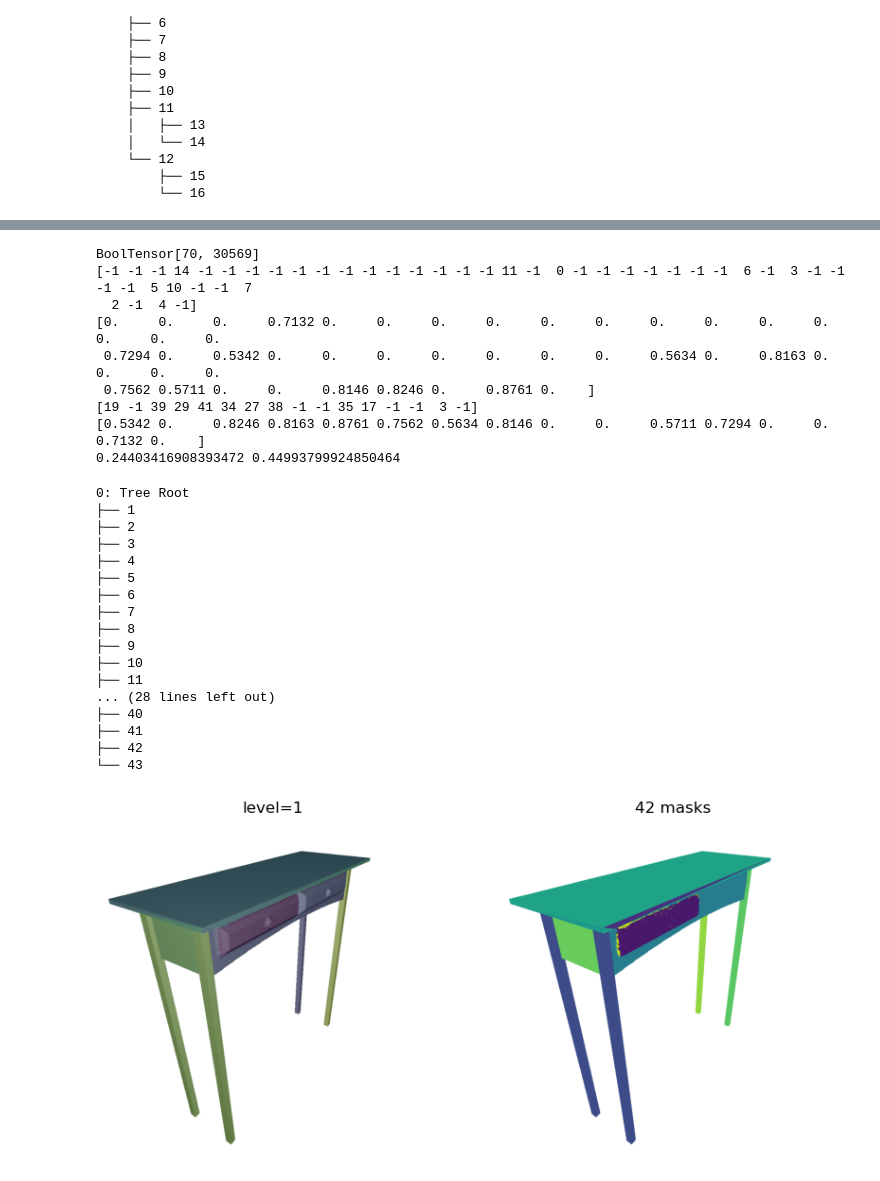
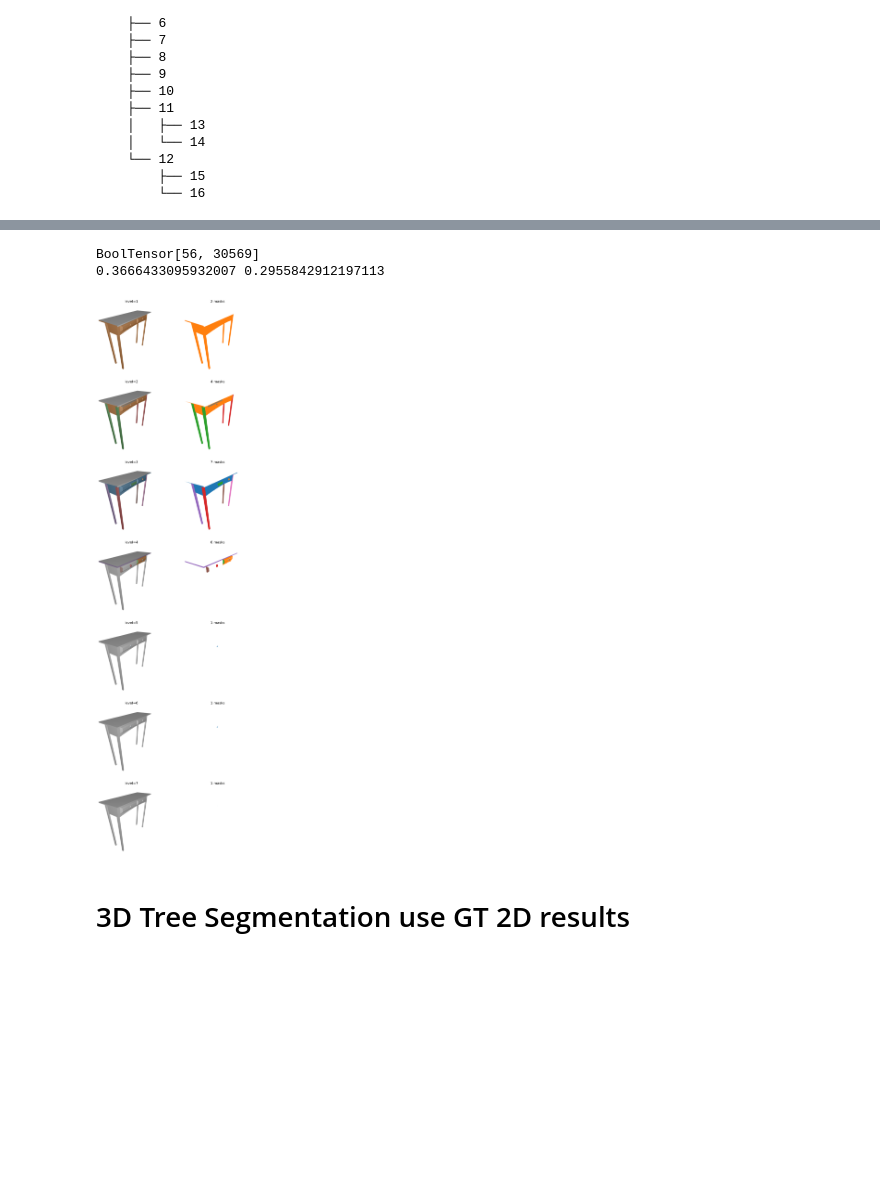
Before and after one commit to dnvtmf/OTS, a Jupyter notebook: notebooks/PartNet.ipynb, the cells around one changed output, grey strips where cells are left out. Drawn from its saved outputs; the diff is of its cells as text; code cells hidden in the pictures; blank space fills up the shorter version.

```diff
--- a/notebooks/PartNet.ipynb
+++ b/notebooks/PartNet.ipynb
@@ -167,6 +138,0 @@ Gv = build_view_graph(gt.area, tri_ids)
-# %%
-features_2d = []
-for i in range(num_views):
-    predictor.set_image(images[i, :, :, :3].cpu().numpy())
-    features_2d.append(utils.tensor_to(predictor.features, device=torch.device('cpu')))
-print(utils.show_shape(features_2d))
@@ -228,9 +240,19 @@ for index in tqdm(range(num_views)):
 # %%
+from tree_segmentation import Tree3Dv2
+
+timer = utils.TimeWatcher()
+timer.start()
 tree3d = Tree3Dv2(mesh, device=device)
+timer.log('new')
 # tree3d.load(cache_dir.joinpath('my.tree3dv2'))
-tree3d.load_2d_results(cache_dir)
+tree3d.load_2d_results(cache_dir, pack=False)
+timer.log('load 2d')
 Gv = tree3d.build_view_graph()
+timer.log('Gv')
 Gm = tree3d.build_graph(Gv)
-X, autoencoder = tree3d.compress_masks(epochs=5000)
+timer.log('Gm')
+X, autoencoder = tree3d.compress_masks(epochs=3000)
+timer.log('X')
 print(autoencoder)
+print(timer)
 # %% [output]
@@ -254,13 +276,7 @@ print(autoencoder)
 # %%
 K = tree3d.Lmax * 2
-gnn = pyg.nn.GCN(
-    in_channels=X.shape[1],
-    hidden_channels=128,
-    num_layers=2,
-    out_channels=K,
-    norm='BatchNorm'
-).cuda()
+gnn = pyg.nn.GCN(in_channels=X.shape[1], hidden_channels=128, num_layers=2, out_channels=K, norm='BatchNorm').to(device)
 print(gnn)
-tree3d.run(epochs=10000, K=K, gnn=gnn, A=Gm * Gm.ge(0.5), X=X)
+tree3d.run(epochs=5000, K=K, gnn=gnn, A=Gm * Gm.ge(0.5), X=X, topP=False)
 tree3d.save(cache_dir.joinpath('my.tree3dv2'))
 # %% [output]
@@ -283,18 +299,21 @@ GCN(256, 70, num_layers=2)
 [Tree3D] Save results to /home/wan/wan_code/segmentation/tree_segmentation/results/1b44f4e4724b07e54df71eef5e7f6d28/my.tree3dv2
 # %%
-# if gnn is not None:
-#     # gnn.reset_parameters()
-#     tree3d.run(epochs=5000, K=K, gnn=gnn, A=Gm * Gm.ge(0.5), X=X)
+tree3d.run(epochs=5000, K=K, gnn=gnn, A=Gm * Gm.ge(0.5), X=X, topP=True)
 # %%
-tree3d.set_score_threshold(0.5)
+print(tree3d.scores)
+# tree3d.set_score_threshold(0.5)
 show_index = 8
 show_all_levels(images[show_index, :, :, :3], tree3d, tri_ids[show_index])
 tree3d.print_tree()
 print(utils.show_shape(tree3d.masks))
 # tree3d.save(cache_dir.joinpath('my.tree3dv2'))
 
+from tree_segmentation.metric import TreeSegmentMetric
+
 metric = TreeSegmentMetric()
 metric.update(tree3d.to(device), gt.to(device))
-print(metric.summarize(), metric.gt_iou_sum / metric.cnt)
-tree3d.print_tree()
+print(metric.PQ, metric.TQ)
+# tree3d.print_tree()
+# pack 0.3105152130126953 0.2907191812992096
+# unpack: 0.3666433095932007 0.2955842912197113
 # %% [output]
@@ -325,28 +342,6 @@ tensor([0.9938, 0.9931, 0.9575, 0.9476, 0.9396, 0.9363, 0.9363, 0.9322, 0.9321,
-BoolTensor[70, 30569]
-[-1 -1 -1 14 -1 -1 -1 -1 -1 -1 -1 -1 -1 -1 -1 -1 -1 11 -1  0 -1 -1 -1 -1 -1 -1 -1  6 -1  3 -1 -1 -1 -1  5 10 -1 -1  7
-  2 -1  4 -1]
-[0.     0.     0.     0.7132 0.     0.     0.     0.     0.     0.     0.     0.     0.     0.     0.     0.     0.
- 0.7294 0.     0.5342 0.     0.     0.     0.     0.     0.     0.     0.5634 0.     0.8163 0.     0.     0.     0.
- 0.7562 0.5711 0.     0.     0.8146 0.8246 0.     0.8761 0.    ]
-[19 -1 39 29 41 34 27 38 -1 -1 35 17 -1 -1  3 -1]
-[0.5342 0.     0.8246 0.8163 0.8761 0.7562 0.5634 0.8146 0.     0.     0.5711 0.7294 0.     0.     0.7132 0.    ]
-0.24403416908393472 0.44993799924850464
+BoolTensor[56, 30569]
+0.3666433095932007 0.2955842912197113
-0: Tree Root
-├── 1
-├── 2
-├── 3
-├── 4
-├── 5
-├── 6
-├── 7
-├── 8
-├── 9
-├── 10
-├── 11
-... (28 lines left out)
-├── 40
-├── 41
-├── 42
-└── 43
-[figure, old version]
+[figure, new version]
+# %% [markdown]
+# 3D Tree Segmentation use GT 2D results
 # %%
```
Also changed, not shown: parts of 32 cells of this notebook, 18 other files.
